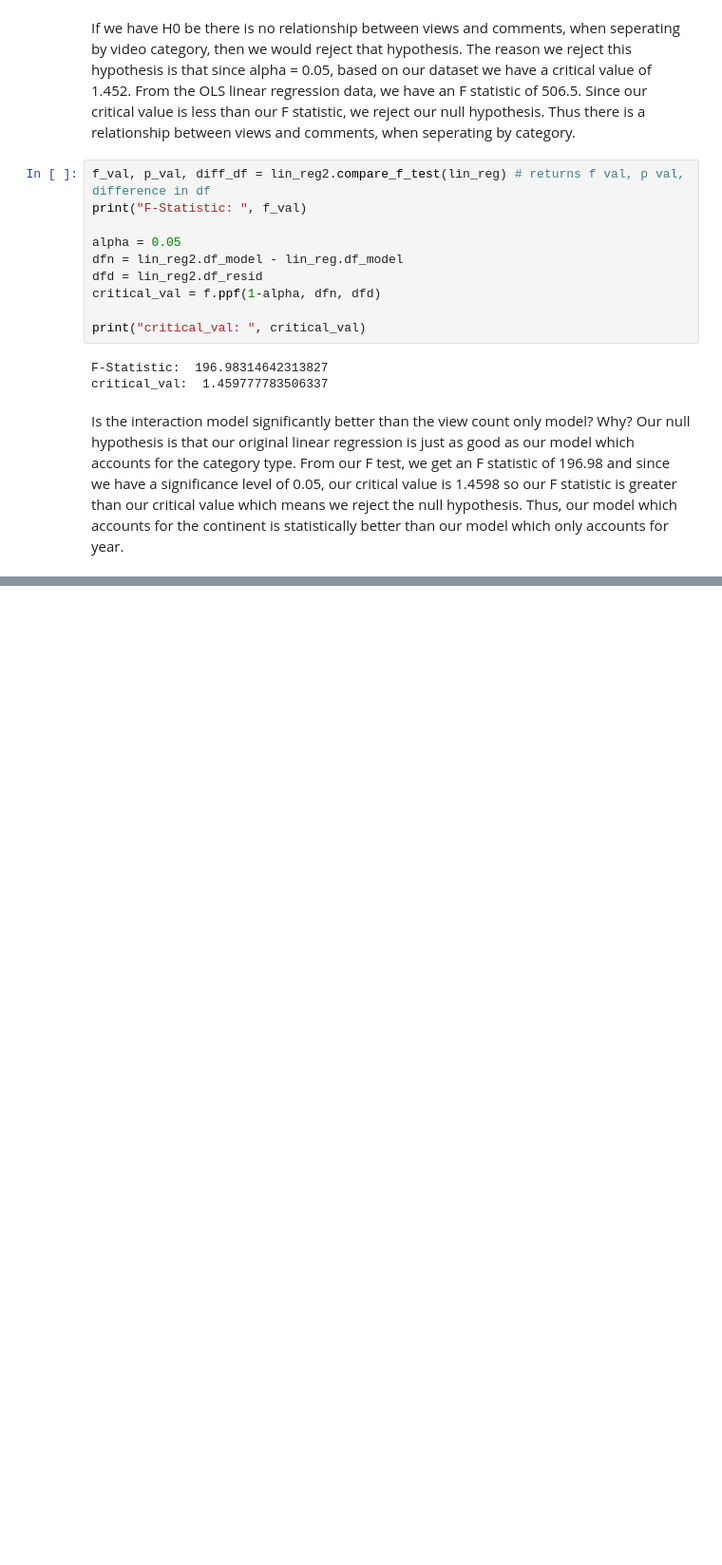
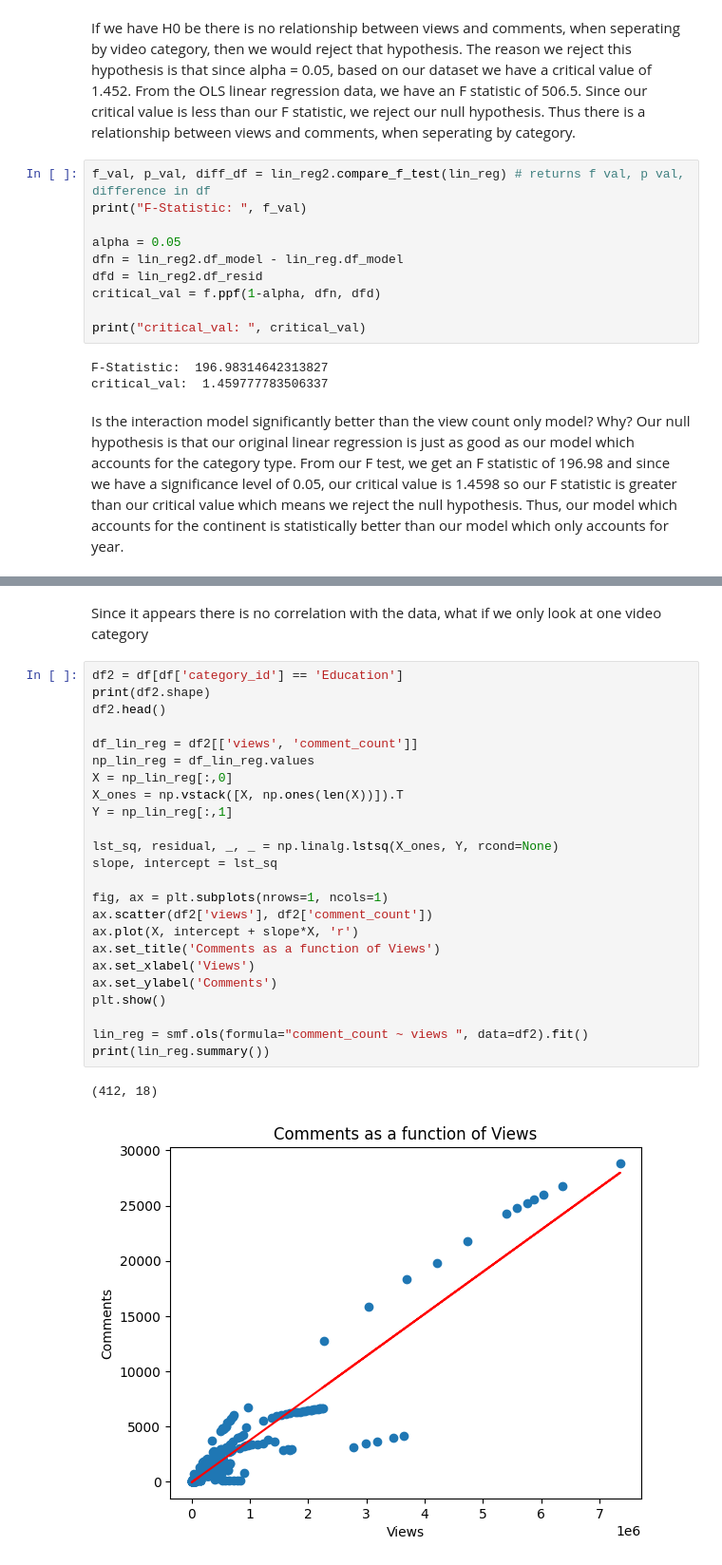
Before and after one commit to alec-luterman/320_final, a Jupyter notebook: 320_Final.ipynb, the cells around one changed output, grey strips where cells are left out. Shown at 95% size. Drawn from its saved outputs; the diff is of its cells as text; blank space fills up the shorter version.

```diff
--- a/320_Final.ipynb
+++ b/320_Final.ipynb
@@ -534,0 +440,29 @@ TypeError: 'f_gen' object does not support item assignment
+# %% [markdown]
+Since it appears there is no correlation with the data, what if we only look at one video category
+# %%
+df2 = df[df['category_id'] == 'Education']
+print(df2.shape)
+df2.head()
+
+df_lin_reg = df2[['views', 'comment_count']]
+np_lin_reg = df_lin_reg.values
+X = np_lin_reg[:,0]
+X_ones = np.vstack([X, np.ones(len(X))]).T
+Y = np_lin_reg[:,1]
+
+lst_sq, residual, _, _ = np.linalg.lstsq(X_ones, Y, rcond=None)
+slope, intercept = lst_sq
+
+fig, ax = plt.subplots(nrows=1, ncols=1)
+ax.scatter(df2['views'], df2['comment_count'])
+ax.plot(X, intercept + slope*X, 'r')
+ax.set_title('Comments as a function of Views')
+ax.set_xlabel('Views')
+ax.set_ylabel('Comments')
+plt.show()
+
+lin_reg = smf.ols(formula="comment_count ~ views ", data=df2).fit()
+print(lin_reg.summary())
+# %% [output]
+(412, 18)
+[figure, added]
```
Also changed, not shown: parts of 16 cells of this notebook.
